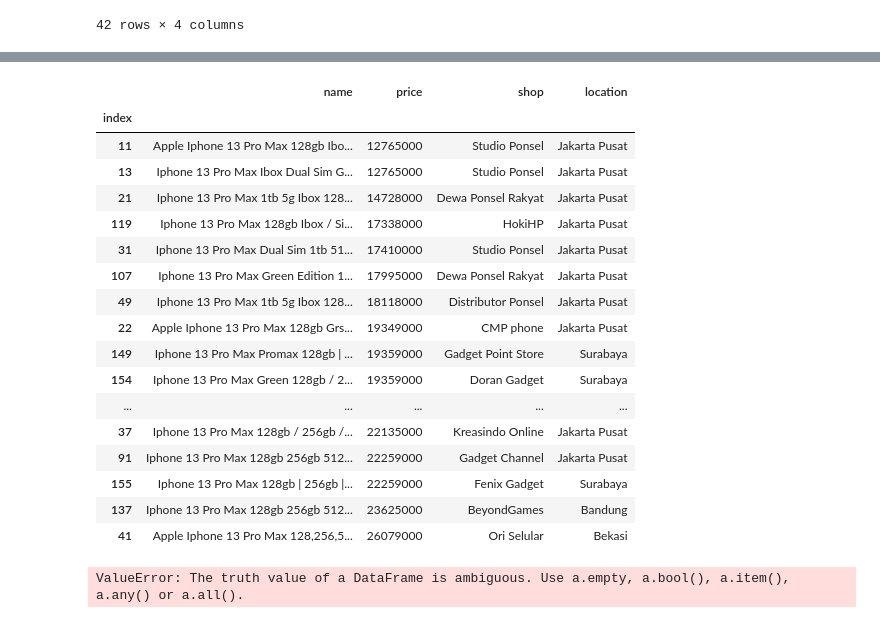
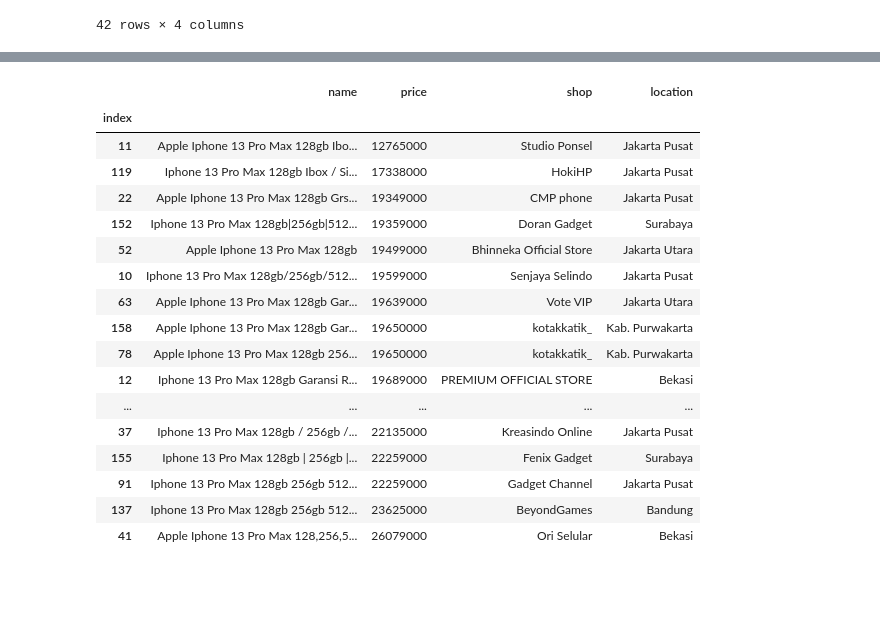
Before and after one commit to prasetyatf/iphone13promax_price_analysis, a Jupyter notebook: Analisis-Iphone_13_pro_max.ipynb, the cells around one changed output, grey strips where cells are left out. Cells and saved outputs as stored; diff of their text form; code cells hidden in the pictures; blank space fills up the shorter version.

```diff
--- a/Analisis-Iphone_13_pro_max.ipynb
+++ b/Analisis-Iphone_13_pro_max.ipynb
@@ -214,28 +214,24 @@ ambigu
-# %%
-normal = df.loc[df.name.str.contains('128'), :]
-normal
-# %% [output]
-|  | name | price | shop | location |
-| index |  |  |  |  |
-| 11 | Apple Iphone 13 Pro Max 128gb Ibo... | 12765000 | Studio Ponsel | Jakarta Pusat |
-| 13 | Iphone 13 Pro Max Ibox Dual Sim G... | 12765000 | Studio Ponsel | Jakarta Pusat |
-| 21 | Iphone 13 Pro Max 1tb 5g Ibox 128... | 14728000 | Dewa Ponsel Rakyat | Jakarta Pusat |
-| 119 | Iphone 13 Pro Max 128gb Ibox / Si... | 17338000 | HokiHP | Jakarta Pusat |
-| 31 | Iphone 13 Pro Max Dual Sim 1tb 51... | 17410000 | Studio Ponsel | Jakarta Pusat |
-| 107 | Iphone 13 Pro Max Green Edition 1... | 17995000 | Dewa Ponsel Rakyat | Jakarta Pusat |
-| 49 | Iphone 13 Pro Max 1tb 5g Ibox 128... | 18118000 | Distributor Ponsel | Jakarta Pusat |
-| 22 | Apple Iphone 13 Pro Max 128gb Grs... | 19349000 | CMP phone | Jakarta Pusat |
-| 149 | Iphone 13 Pro Max Promax 128gb | ... | 19359000 | Gadget Point Store | Surabaya |
-| 154 | Iphone 13 Pro Max Green 128gb / 2... | 19359000 | Doran Gadget | Surabaya |
-| ... | ... | ... | ... | ... |
-| 37 | Iphone 13 Pro Max 128gb / 256gb /... | 22135000 | Kreasindo Online | Jakarta Pusat |
-| 91 | Iphone 13 Pro Max 128gb 256gb 512... | 22259000 | Gadget Channel | Jakarta Pusat |
-| 155 | Iphone 13 Pro Max 128gb | 256gb |... | 22259000 | Fenix Gadget | Surabaya |
-| 137 | Iphone 13 Pro Max 128gb 256gb 512... | 23625000 | BeyondGames | Bandung |
-| 41 | Apple Iphone 13 Pro Max 128,256,5... | 26079000 | Ori Selular | Bekasi |
-# %%
-for norm in normal:
-    if re.findall('256', norm):
-        normal.drop(normal.loc[])
-# %% [output]
-ValueError: The truth value of a DataFrame is ambiguous. Use a.empty, a.bool(), a.item(), a.any() or a.all().
+# %%
+# cek outlier bawah
+low_outlier = 19689000 - ((21690100 - 19689000) * 1.5)
+pd.options.display.max_rows = 50
+df[~ambigu < low_outlier] # output tidak sesuai dengan ekspektasi----PR
+# %% [output]
+|  | name | price | shop | location |
+| index |  |  |  |  |
+| 11 | Apple Iphone 13 Pro Max 128gb Ibo... | 12765000 | Studio Ponsel | Jakarta Pusat |
+| 119 | Iphone 13 Pro Max 128gb Ibox / Si... | 17338000 | HokiHP | Jakarta Pusat |
+| 22 | Apple Iphone 13 Pro Max 128gb Grs... | 19349000 | CMP phone | Jakarta Pusat |
+| 152 | Iphone 13 Pro Max 128gb|256gb|512... | 19359000 | Doran Gadget | Surabaya |
+| 52 | Apple Iphone 13 Pro Max 128gb | 19499000 | Bhinneka Official Store | Jakarta Utara |
+| 10 | Iphone 13 Pro Max 128gb/256gb/512... | 19599000 | Senjaya Selindo | Jakarta Pusat |
+| 63 | Apple Iphone 13 Pro Max 128gb Gar... | 19639000 | Vote VIP | Jakarta Utara |
+| 158 | Apple Iphone 13 Pro Max 128gb Gar... | 19650000 | kotakkatik_ | Kab. Purwakarta |
+| 78 | Apple Iphone 13 Pro Max 128gb 256... | 19650000 | kotakkatik_ | Kab. Purwakarta |
+| 12 | Iphone 13 Pro Max 128gb Garansi R... | 19689000 | PREMIUM OFFICIAL STORE | Bekasi |
+| ... | ... | ... | ... | ... |
+| 37 | Iphone 13 Pro Max 128gb / 256gb /... | 22135000 | Kreasindo Online | Jakarta Pusat |
+| 155 | Iphone 13 Pro Max 128gb | 256gb |... | 22259000 | Fenix Gadget | Surabaya |
+| 91 | Iphone 13 Pro Max 128gb 256gb 512... | 22259000 | Gadget Channel | Jakarta Pusat |
+| 137 | Iphone 13 Pro Max 128gb 256gb 512... | 23625000 | BeyondGames | Bandung |
+| 41 | Apple Iphone 13 Pro Max 128,256,5... | 26079000 | Ori Selular | Bekasi |
```
Also changed, not shown: parts of 12 cells of this notebook.
